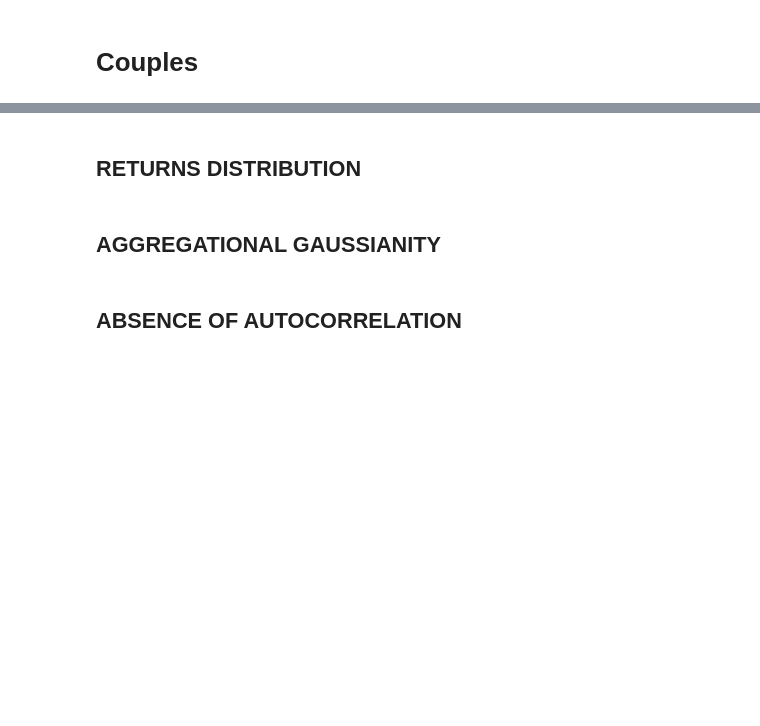
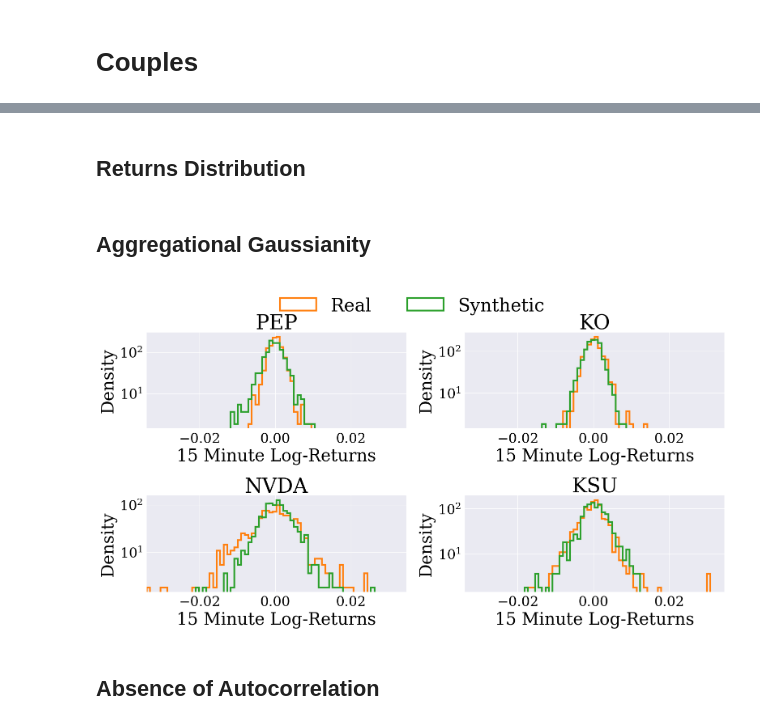
Before and after one commit to giuseppemasi99/COMETS-GAN, a Jupyter notebook: src/notebooks/plots.ipynb, the cells around one changed output, grey strips where cells are left out. Saved outputs shown, nothing was run; the diff lists cells and outputs as text; code cells hidden in the pictures; blank space fills up the shorter version.

```diff
--- a/src/notebooks/plots.ipynb
+++ b/src/notebooks/plots.ipynb
@@ -81,12 +65,7 @@ fig, axes = plt.subplots(2, 2, figsize=(16, 9))
 axes = axes.ravel()
 
 add_label = True
-for (
-    ax,
-    stock_name,
-    real,
-    synthetic,
-) in zip(axes, stock_names, price_real_, price_pred_):
+for (ax, stock_name, real, synthetic) in zip(axes, stock_names, price_real, price_pred):
     ax.plot(history_indexes, real[:390], color="C0", label="Observed" if add_label else None)
     ax.plot(continuation_indexes, real[390:], color="C1", label="Real" if add_label else None)
     ax.plot(continuation_indexes, synthetic[390:], color="C2", label="Synthetic" if add_label else None)
@@ -110,7 +89,7 @@ fig.legend(
     # bbox_to_anchor=(0.5, 1.07)
 )
 fig.tight_layout(rect=[0, 0, 1, 0.93])
-plt.savefig(f"{PROJECT_FOLDER}/plot_finali/multistock/prices.pdf")
+# plt.savefig('plots/prices.pdf')
 # plt.show()
 plt.close(fig)
 # %% [markdown]
@@ -201,6 +206,14 @@ for (
 
     add_label = False
 
+    ax.set_facecolor('#eaeaf2')
+    ax.spines['top'].set_visible(False)
+    ax.spines['right'].set_visible(False)
+    ax.spines['bottom'].set_visible(False)
+    ax.spines['left'].set_visible(False)
+    ax.tick_params(bottom=False, left=False, which='both')
+    ax.grid(True, linestyle='solid', c='w')
+
 # fig.suptitle("Volumes", fontsize=FONT_SIZE_TITLE_PLOT, y=1)
 fig.legend(
     loc="upper center",
@@ -210,6 +223,6 @@ fig.legend(
     # bbox_to_anchor=(0.5, 1.06)
 )
 fig.tight_layout(rect=[0, 0, 1, 0.93])
-plt.savefig(f"{PROJECT_FOLDER}/plot_finali/multistock/volumes.pdf")
+plt.savefig("plots/volumes.pdf")
 # plt.show()
 plt.close(fig)
@@ -218,4 +231,4 @@ plt.close(fig)
 # %%
-price_real = np.reshape(price_real, newshape=(n_stocks, -1, minutes_in_a_day))
-price_pred = np.reshape(price_pred, newshape=(n_stocks, -1, minutes_in_a_day))
+price_real = np.reshape(price_real, shape=(n_stocks, -1, minutes_in_a_day))
+price_pred = np.reshape(price_pred, shape=(n_stocks, -1, minutes_in_a_day))
 price_real.shape, price_pred.shape
@@ -248,8 +269,8 @@ xlim = (
 )
 # %%
 bins = np.linspace(xlim[0], xlim[1], 75)
-# %% [markdown]
-## RETURNS DISTRIBUTION
+# %% [markdown]
+## Returns Distribution
 # %%
 fig, axes = plt.subplots(2, 2, figsize=(16, 9))
 axes = axes.ravel()
@@ -276,6 +297,14 @@ for ax, stock_name, real, synthetic in zip(axes, stock_names, minutely_returns_r
     ax.xaxis.set_tick_params(labelsize=FONT_SIZE_TICKS)
     ax.yaxis.set_tick_params(labelsize=FONT_SIZE_TICKS)
 
+    ax.set_facecolor('#eaeaf2')
+    ax.spines['top'].set_visible(False)
+    ax.spines['right'].set_visible(False)
+    ax.spines['bottom'].set_visible(False)
+    ax.spines['left'].set_visible(False)
+    ax.tick_params(bottom=False, left=False, which='both')
+    ax.grid(True, linestyle='solid', c='w')
+
 # fig.suptitle("Returns distribution", fontsize=FONT_SIZE_TITLE_PLOT, y=1.0)
 fig.legend(
     loc="upper center",
@@ -285,11 +314,11 @@ fig.legend(
     frameon=False,
 )
 fig.tight_layout(rect=[0, 0, 1, 0.93])
-plt.savefig(f"{PROJECT_FOLDER}/plot_finali/multistock/return_distribution.pdf")
+plt.savefig("plots/return_distribution.pdf")
 # plt.show()
 plt.close(fig)
-# %% [markdown]
-## AGGREGATIONAL GAUSSIANITY
+# %% [markdown]
+## Aggregational Gaussianity
 # %%
 fig, axes = plt.subplots(2, 2, figsize=(16, 9))
 axes = axes.ravel()
@@ -299,37 +328,47 @@ for ax, stock_name, real, synthetic in zip(axes, stock_names, n_minutely_returns
     ax.set_xlim(xlim)
 
     ax.hist(
         x=[synthetic, real],
         label=["Synthetic", "Real"] if add_label else None,
         color=["C2", "C1"],
         bins=bins,
         density=True,
         log=True,
         histtype="step",
         linewidth=3,
     )
 
     add_label = False
     ax.set_title(f"{stock_name}", fontsize=FONT_SIZE_TITLE_AX)
     ax.set_xlabel(f"{n_minutes} Minute Log-Returns", fontsize=FONT_SIZE_LABEL)
     ax.set_ylabel("Density", fontsize=FONT_SIZE_LABEL)
     ax.xaxis.set_tick_params(labelsize=FONT_SIZE_TICKS)
     ax.yaxis.set_tick_params(labelsize=FONT_SIZE_TICKS)
 
+    ax.set_facecolor('#eaeaf2')
+    ax.spines['top'].set_visible(False)
+    ax.spines['right'].set_visible(False)
+    ax.spines['bottom'].set_visible(False)
+    ax.spines['left'].set_visible(False)
+    ax.tick_params(bottom=False, left=False, which='both')
+    ax.grid(True, linestyle='solid', c='w')
+
 # fig.suptitle("Aggregational Gaussianity", fontsize=FONT_SIZE_TITLE_PLOT, y=1.0)
 fig.legend(
     loc="upper center",
     ncol=2,
     fontsize=FONT_SIZE_LEGEND,
     # bbox_to_anchor=(0.5, 1.06),
     frameon=False,
 )
 fig.tight_layout(rect=[0, 0, 1, 0.93])
-plt.savefig(f"{PROJECT_FOLDER}/plot_finali/multistock/aggregational_gaussianity.pdf")
-# plt.show()
+# plt.savefig("plots/aggregational_gaussianity.pdf")
+plt.show()
 plt.close(fig)
+# %% [output]
+[figure, added]
-# %% [markdown]
-## ABSENCE OF AUTOCORRELATION
+# %% [markdown]
+## Absence of Autocorrelation
 # %%
 from numpy.lib.stride_tricks import sliding_window_view
 # %%
```
Also changed, not shown: parts of 53 cells of this notebook, 21 other files.
